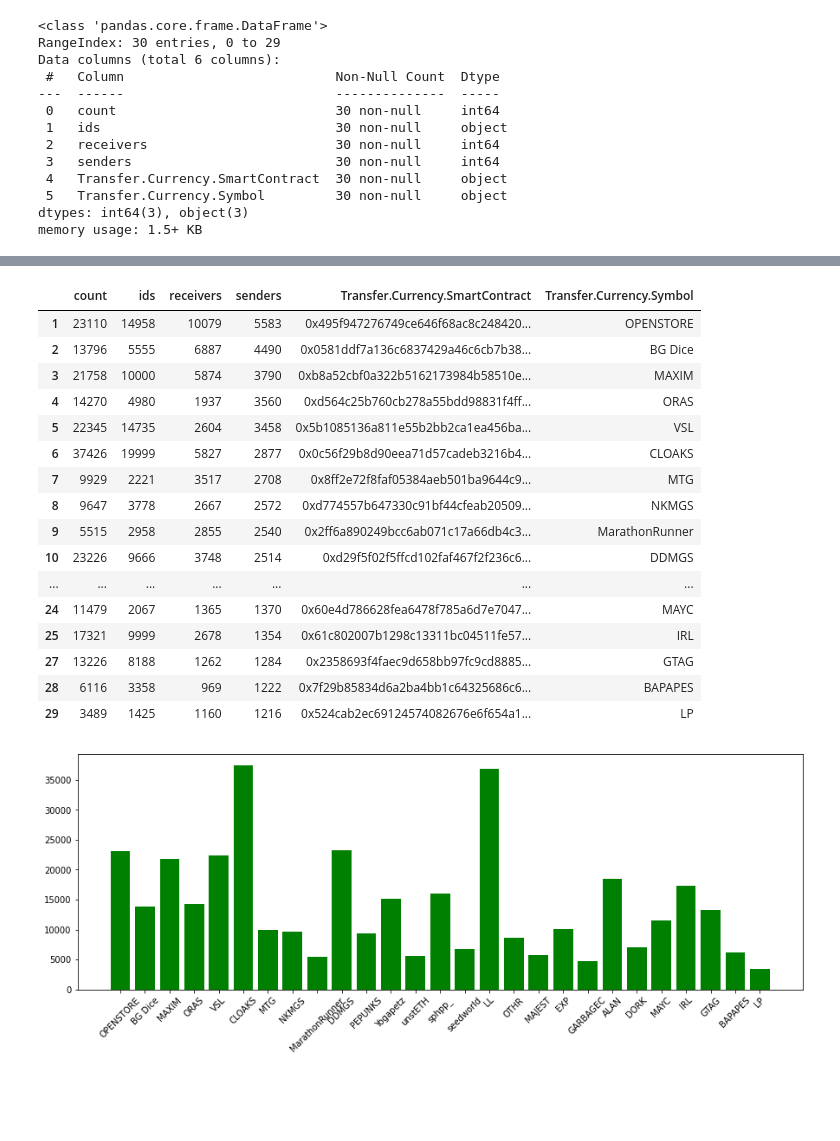
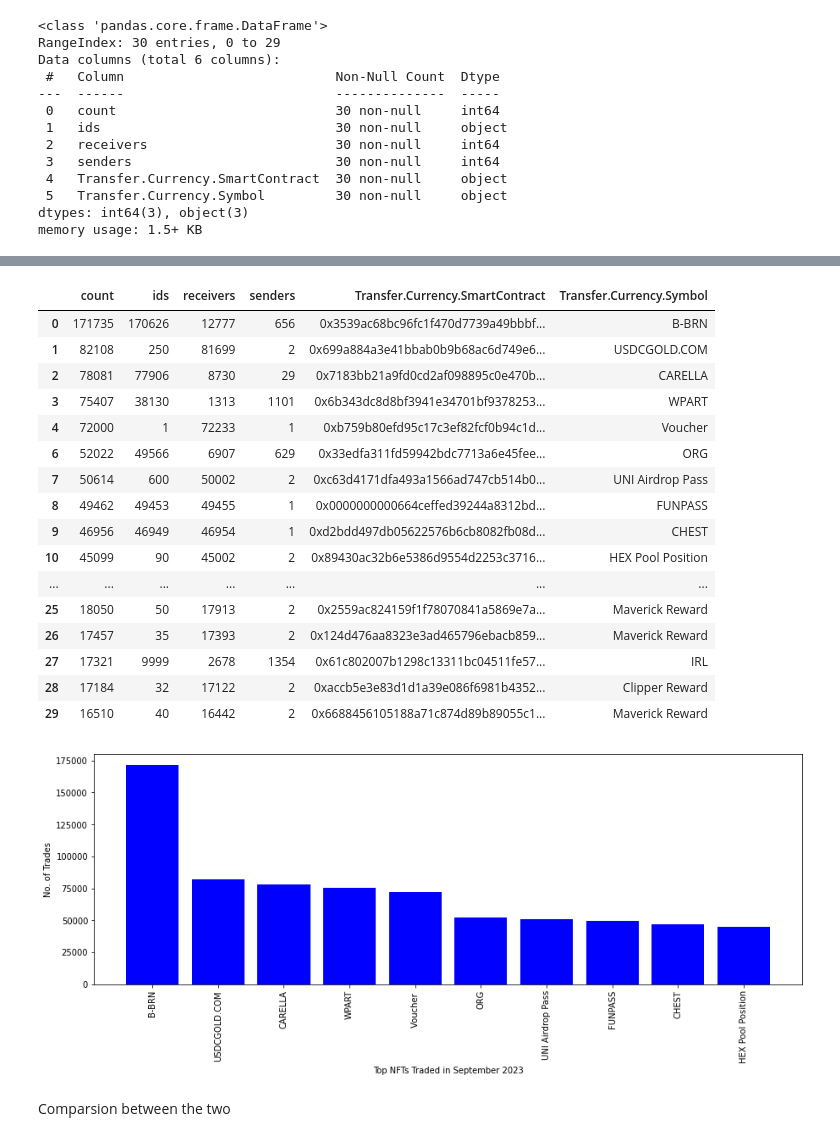
Before and after one commit to volantxs/blockchain-data-visualization, a Jupyter notebook: blockchain_data_driven_marketing.ipynb, the cells around one changed output, grey strips where cells are left out. Cells and saved outputs as stored; diff of their text form; code cells hidden in the pictures; blank space fills up the shorter version.

```diff
--- a/blockchain_data_driven_marketing.ipynb
+++ b/blockchain_data_driven_marketing.ipynb
@@ -53,0 +75,15 @@ dataframe.info()
+# %%
+conn = http.client.HTTPSConnection("streaming.bitquery.io")
+payload3 = json.dumps({
+   "query": "{\n  EVM(dataset: combined, network: eth) {\n    Transfers(\n      orderBy: {descendingByField: \"count\"}\n      limit: {count: 30}\n      where: {Block: {Date: {since: \"2023-02-01\", till: \"2023-03-01\"}}, Transfer: {Currency: {Fungible: false}}}\n    ) {\n      Transfer {\n        Currency {\n          Symbol\n          SmartContract\n        }\n      }\n      count\n      senders: uniq(of: Transfer_Sender, method: approximate)\n      receivers: uniq(of: Transfer_Receiver, method: approximate)\n      ids: uniq(of: Transfer_Id, method: approximate)\n    }\n  }\n}\n",
+   "variables": "{}"
+})
+
+conn.request("POST", "/graphql", payload3, headers)
+res3 = conn.getresponse()
+data3 = res3.read()
+response3= json.loads(data3.decode("utf-8"))
+
+dt_top_nfts_feb= response3['data']['EVM']['Transfers']
+df_top_nfts_feb = pd.json_normalize(dt_top_nfts_feb)
+df_top_nfts_feb.info()
@@ -131,7 +237,7 @@ print(response2)
 # %%
-dt_top_nfts= response2['data']['EVM']['Transfers']
-df_top_nfts = pd.json_normalize(dt_top_nfts)
-df_top_nfts.info()
+dt_top_nfts_sept= response2['data']['EVM']['Transfers']
+df_top_nfts_sept = pd.json_normalize(dt_top_nfts_sept)
+df_top_nfts_sept.info()
 # %% [output]
 <class 'pandas.core.frame.DataFrame'>
 RangeIndex: 30 entries, 0 to 29
@@ -147,10 +253,10 @@ Data columns (total 6 columns):
 dtypes: object(6)
 memory usage: 1.5+ KB
 # %%
-df_top_nfts['count'] = pd.to_numeric(df_top_nfts['count'])
-df_top_nfts['senders'] = pd.to_numeric(df_top_nfts['senders'])
-df_top_nfts['receivers'] = pd.to_numeric(df_top_nfts['receivers'])
-df_top_nfts.info()
+df_top_nfts_sept['count'] = pd.to_numeric(df_top_nfts_sept['count'])
+df_top_nfts_sept['senders'] = pd.to_numeric(df_top_nfts_sept['senders'])
+df_top_nfts_sept['receivers'] = pd.to_numeric(df_top_nfts_sept['receivers'])
+df_top_nfts_sept.info()
 # %% [output]
 <class 'pandas.core.frame.DataFrame'>
 RangeIndex: 30 entries, 0 to 29
@@ -168,31 +294,35 @@ memory usage: 1.5+ KB
 # %%
 # df_top_nfts.head(5)
-df_top_nfts = df_top_nfts.drop([df_top_nfts.index[0], df_top_nfts.index[20], df_top_nfts.index[26]])
+df_top_nfts_sept = df_top_nfts_sept.drop([df_top_nfts_sept.index[5], df_top_nfts_sept.index[14]])
 # df_top_nfts['Transfer.Currency.Symbol'].isnull()
-df_top_nfts
+df_top_nfts_sept
 # %% [output]
 |  | count | ids | receivers | senders | Transfer.Currency.SmartContract | Transfer.Currency.Symbol |
-| 1 | 23110 | 14958 | 10079 | 5583 | 0x495f947276749ce646f68ac8c248420... | OPENSTORE |
-| 2 | 13796 | 5555 | 6887 | 4490 | 0x0581ddf7a136c6837429a46c6cb7b38... | BG Dice |
-| 3 | 21758 | 10000 | 5874 | 3790 | 0xb8a52cbf0a322b5162173984b58510e... | MAXIM |
-| 4 | 14270 | 4980 | 1937 | 3560 | 0xd564c25b760cb278a55bdd98831f4ff... | ORAS |
-| 5 | 22345 | 14735 | 2604 | 3458 | 0x5b1085136a811e55b2bb2ca1ea456ba... | VSL |
-| 6 | 37426 | 19999 | 5827 | 2877 | 0x0c56f29b8d90eea71d57cadeb3216b4... | CLOAKS |
-| 7 | 9929 | 2221 | 3517 | 2708 | 0x8ff2e72f8faf05384aeb501ba9644c9... | MTG |
-| 8 | 9647 | 3778 | 2667 | 2572 | 0xd774557b647330c91bf44cfeab20509... | NKMGS |
-| 9 | 5515 | 2958 | 2855 | 2540 | 0x2ff6a890249bcc6ab071c17a66db4c3... | MarathonRunner |
-| 10 | 23226 | 9666 | 3748 | 2514 | 0xd29f5f02f5ffcd102faf467f2f236c6... | DDMGS |
+| 0 | 171735 | 170626 | 12777 | 656 | 0x3539ac68bc96fc1f470d7739a49bbbf... | B-BRN |
+| 1 | 82108 | 250 | 81699 | 2 | 0x699a884a3e41bbab0b9b68ac6d749e6... | USDCGOLD.COM |
+| 2 | 78081 | 77906 | 8730 | 29 | 0x7183bb21a9fd0cd2af098895c0e470b... | CARELLA |
+| 3 | 75407 | 38130 | 1313 | 1101 | 0x6b343dc8d8bf3941e34701bf9378253... | WPART |
+| 4 | 72000 | 1 | 72233 | 1 | 0xb759b80efd95c17c3ef82fcf0b94c1d... | Voucher |
+| 6 | 52022 | 49566 | 6907 | 629 | 0x33edfa311fd59942bdc7713a6e45fee... | ORG |
+| 7 | 50614 | 600 | 50002 | 2 | 0xc63d4171dfa493a1566ad747cb514b0... | UNI Airdrop Pass |
+| 8 | 49462 | 49453 | 49455 | 1 | 0x0000000000664ceffed39244a8312bd... | FUNPASS |
+| 9 | 46956 | 46949 | 46954 | 1 | 0xd2bdd497db05622576b6cb8082fb08d... | CHEST |
+| 10 | 45099 | 90 | 45002 | 2 | 0x89430ac32b6e5386d9554d2253c3716... | HEX Pool Position |
 | ... | ... | ... | ... | ... | ... | ... |
-| 24 | 11479 | 2067 | 1365 | 1370 | 0x60e4d786628fea6478f785a6d7e7047... | MAYC |
-| 25 | 17321 | 9999 | 2678 | 1354 | 0x61c802007b1298c13311bc04511fe57... | IRL |
-| 27 | 13226 | 8188 | 1262 | 1284 | 0x2358693f4faec9d658bb97fc9cd8885... | GTAG |
-| 28 | 6116 | 3358 | 969 | 1222 | 0x7f29b85834d6a2ba4bb1c64325686c6... | BAPAPES |
-| 29 | 3489 | 1425 | 1160 | 1216 | 0x524cab2ec69124574082676e6f654a1... | LP |
+| 25 | 18050 | 50 | 17913 | 2 | 0x2559ac824159f1f78070841a5869e7a... | Maverick Reward |
+| 26 | 17457 | 35 | 17393 | 2 | 0x124d476aa8323e3ad465796ebacb859... | Maverick Reward |
+| 27 | 17321 | 9999 | 2678 | 1354 | 0x61c802007b1298c13311bc04511fe57... | IRL |
+| 28 | 17184 | 32 | 17122 | 2 | 0xaccb5e3e83d1d1a39e086f6981b4352... | Clipper Reward |
+| 29 | 16510 | 40 | 16442 | 2 | 0x6688456105188a71c874d89b89055c1... | Maverick Reward |
 # %%
 
 plt.figure(figsize=(15,5))
-plt.bar(df_top_nfts['Transfer.Currency.Symbol'], df_top_nfts['count'], color='green')
-plt.xticks(rotation=45)
+plt.bar(df_top_nfts_sept['Transfer.Currency.Symbol'].head(10), df_top_nfts_sept['count'].head(10), color='blue')
+plt.xticks(rotation=90)
+plt.xlabel('Top NFTs Traded in September 2023')
+plt.ylabel('No. of Trades')
 plt.show()
 # %% [output]
-[figure, old version]
+[figure, new version]
+# %% [markdown]
+Comparsion between the two
```
Also changed, not shown: parts of 20 cells of this notebook.
